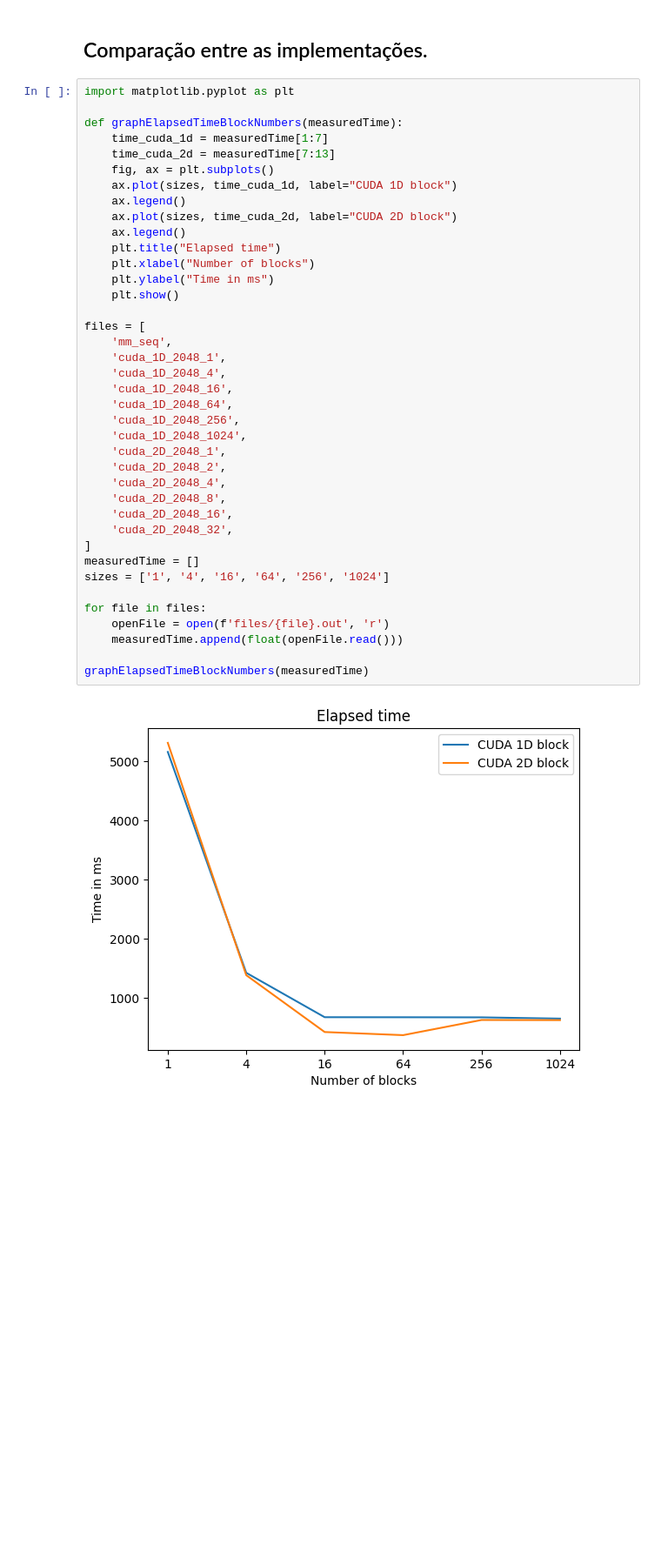
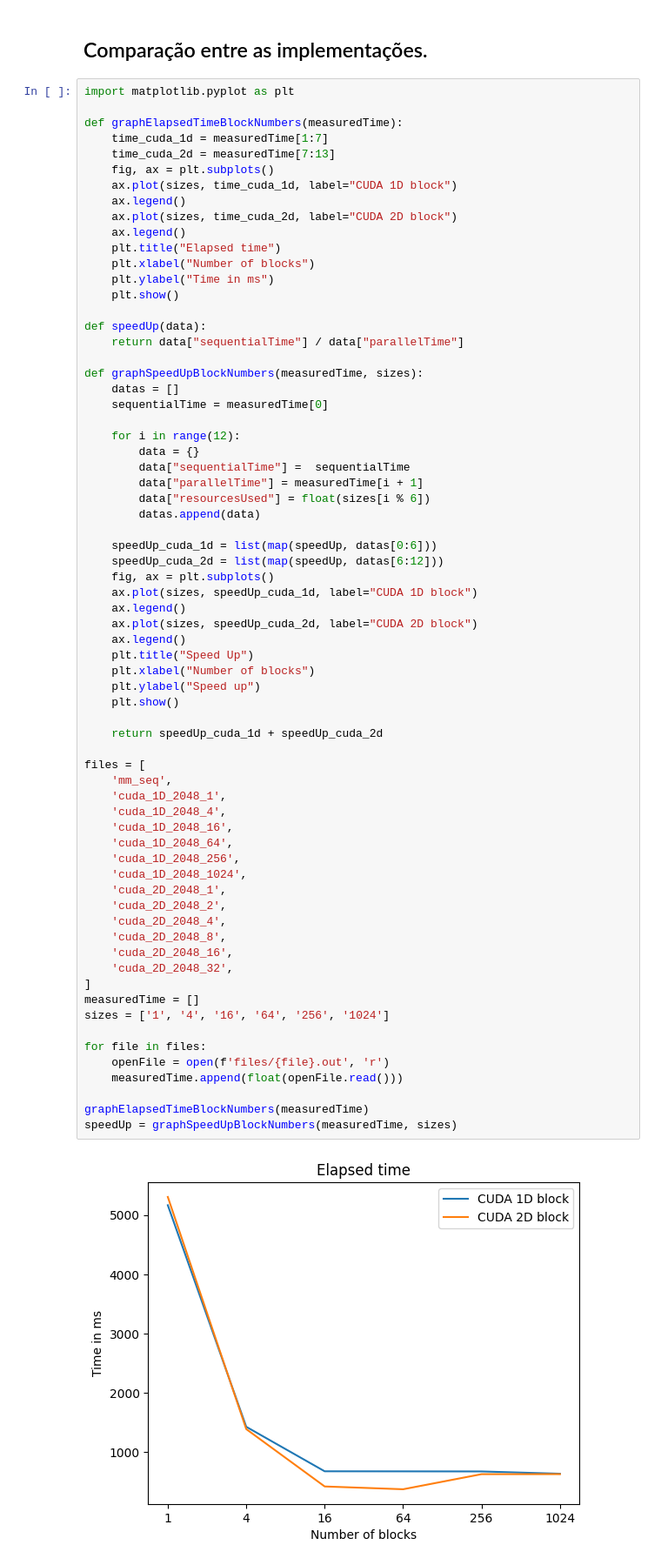
Before and after one commit to Vitorrecoaro/PPD-Matrix_multiplication_with_CUDA, a Jupyter notebook: Multiplicacao_Matrizes_Vitor_Recoaro.ipynb, the cells around one changed output. Shown: that part at 87% size. Cells and saved outputs as stored; diff of their text form; blank space fills up the shorter version.

Commit message:
add: SpeedUp graph

```diff
--- a/Multiplicacao_Matrizes_Vitor_Recoaro.ipynb
+++ b/Multiplicacao_Matrizes_Vitor_Recoaro.ipynb
@@ -381,31 +381,60 @@ def graphElapsedTimeBlockNumbers(measuredTime):
     ax.legend()
     plt.title("Elapsed time")
     plt.xlabel("Number of blocks")
     plt.ylabel("Time in ms")
     plt.show()
+
+def speedUp(data):
+    return data["sequentialTime"] / data["parallelTime"]
+
+def graphSpeedUpBlockNumbers(measuredTime, sizes):
+    datas = []
+    sequentialTime = measuredTime[0]
+
+    for i in range(12):
+        data = {}
+        data["sequentialTime"] =  sequentialTime
+        data["parallelTime"] = measuredTime[i + 1]
+        data["resourcesUsed"] = float(sizes[i % 6])
+        datas.append(data)
+
+    speedUp_cuda_1d = list(map(speedUp, datas[0:6]))
+    speedUp_cuda_2d = list(map(speedUp, datas[6:12]))
+    fig, ax = plt.subplots()
+    ax.plot(sizes, speedUp_cuda_1d, label="CUDA 1D block")
+    ax.legend()
+    ax.plot(sizes, speedUp_cuda_2d, label="CUDA 2D block")
+    ax.legend()
+    plt.title("Speed Up")
+    plt.xlabel("Number of blocks")
+    plt.ylabel("Speed up")
+    plt.show()
+
+    return speedUp_cuda_1d + speedUp_cuda_2d
 
 files = [
     'mm_seq',
     'cuda_1D_2048_1',
     'cuda_1D_2048_4',
     'cuda_1D_2048_16',
     'cuda_1D_2048_64',
     'cuda_1D_2048_256',
     'cuda_1D_2048_1024',
     'cuda_2D_2048_1',
     'cuda_2D_2048_2',
     'cuda_2D_2048_4',
     'cuda_2D_2048_8',
     'cuda_2D_2048_16',
     'cuda_2D_2048_32',
 ]
 measuredTime = []
 sizes = ['1', '4', '16', '64', '256', '1024']
 
 for file in files:
     openFile = open(f'files/{file}.out', 'r')
     measuredTime.append(float(openFile.read()))
 
 graphElapsedTimeBlockNumbers(measuredTime)
+speedUp = graphSpeedUpBlockNumbers(measuredTime, sizes)
 # %% [output]
-[figure, old version]
+[figure, new version]
```
Also changed, not shown: parts of 1 cell of this notebook, 1 other file.
